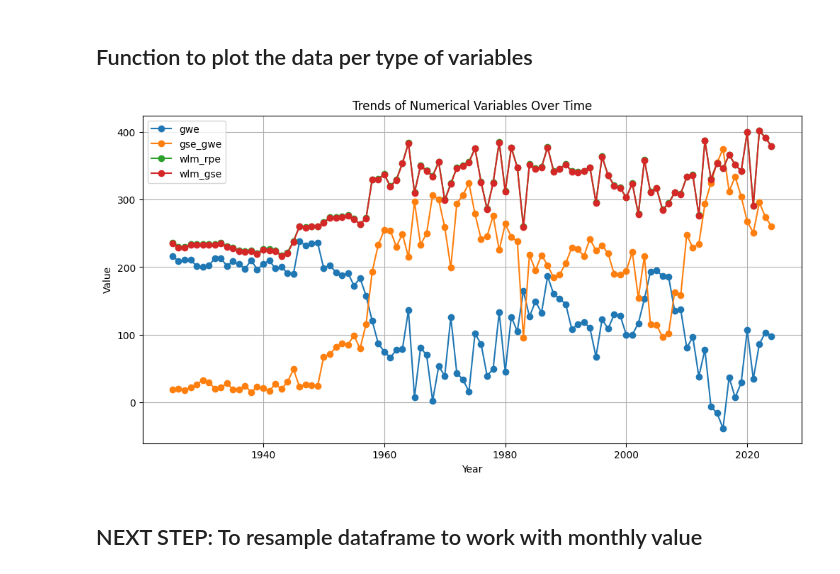
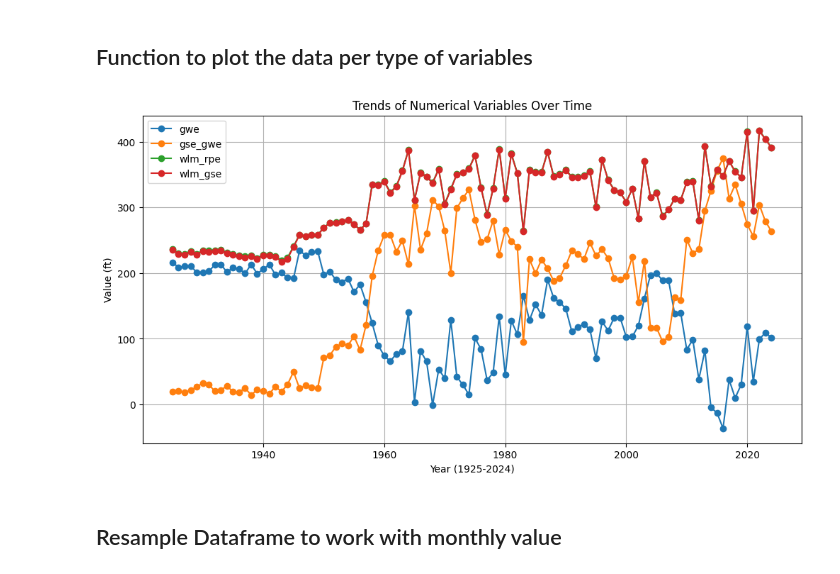
Before and after one commit to Ajay1-me/GWL_Forecasting, a Jupyter notebook: project.ipynb, the cells around one changed output. Saved outputs shown, nothing was run; the diff lists cells and outputs as text; code cells hidden in the pictures.

```diff
--- a/project.ipynb
+++ b/project.ipynb
@@ -202,34 +198,34 @@ def plot_numerical_trends(df, variables, date_column="msmt_date"):
     numeric_vars = [var for var in variables if var in df.columns and pd.api.types.is_numeric_dtype(df[var])]
 
     if not numeric_vars:
         print("No numerical variables found for plotting.")
         return
 
     # Create a line plot for each numerical variable over the years
     plt.figure(figsize=(12, 6))
     for var in numeric_vars:
         yearly_avg = df.groupby("year")[var].mean()  # Aggregate by year
         plt.plot(yearly_avg.index, yearly_avg.values, marker="o", label=var)
 
     plt.xlabel("Year (1925-2024)")
     plt.ylabel("Value (ft)")
     plt.title("Trends of Numerical Variables Over Time")
     plt.legend()
     plt.grid(True)
     plt.show()
 
 # Define the variables to analyze
 variables = [
-    "wlm_mthd_desc", "wlm_acc_desc", "gwe", "gse_gwe", "site_code", "msmt_date", "wlm_rpe", "wlm_gse", "wlm_qa_desc"
+    "wlm_mthd_desc", "wlm_acc_desc", "gwe", "gse_gwe", "msmt_date", "wlm_rpe", "wlm_gse", "wlm_qa_desc"
 ]
 
 # Load your dataset
 file_path = "cleaned_dataset.csv"
 df = pd.read_csv(file_path)
 
 # Call the function
 plot_numerical_trends(df, variables)
 # %% [output]
-[figure, old version]
+[figure, new version]
 # %% [markdown]
-## NEXT STEP: To resample dataframe to work  with monthly value
+## Resample Dataframe to work with monthly value
```
Also changed, not shown: parts of 31 cells of this notebook, 2 other files.
